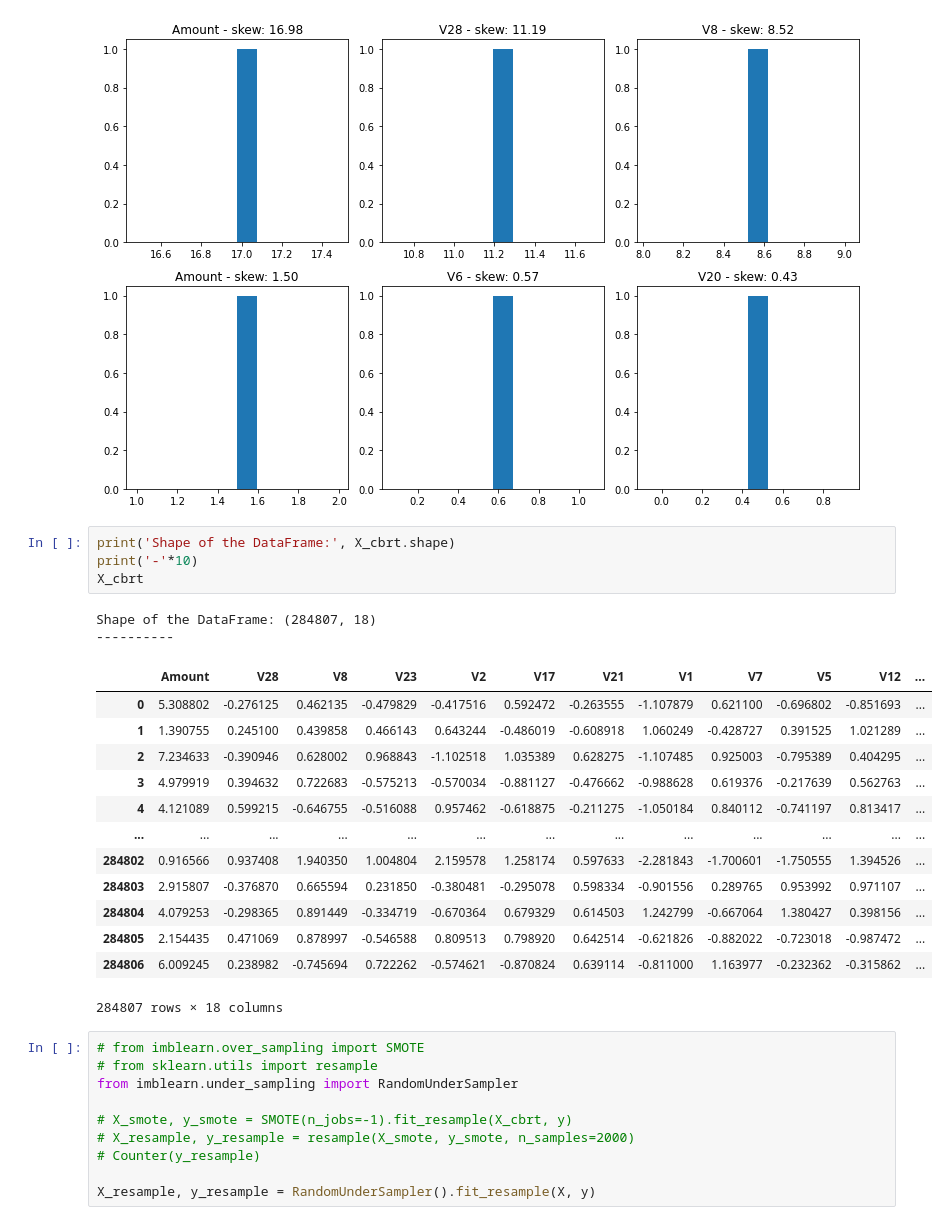
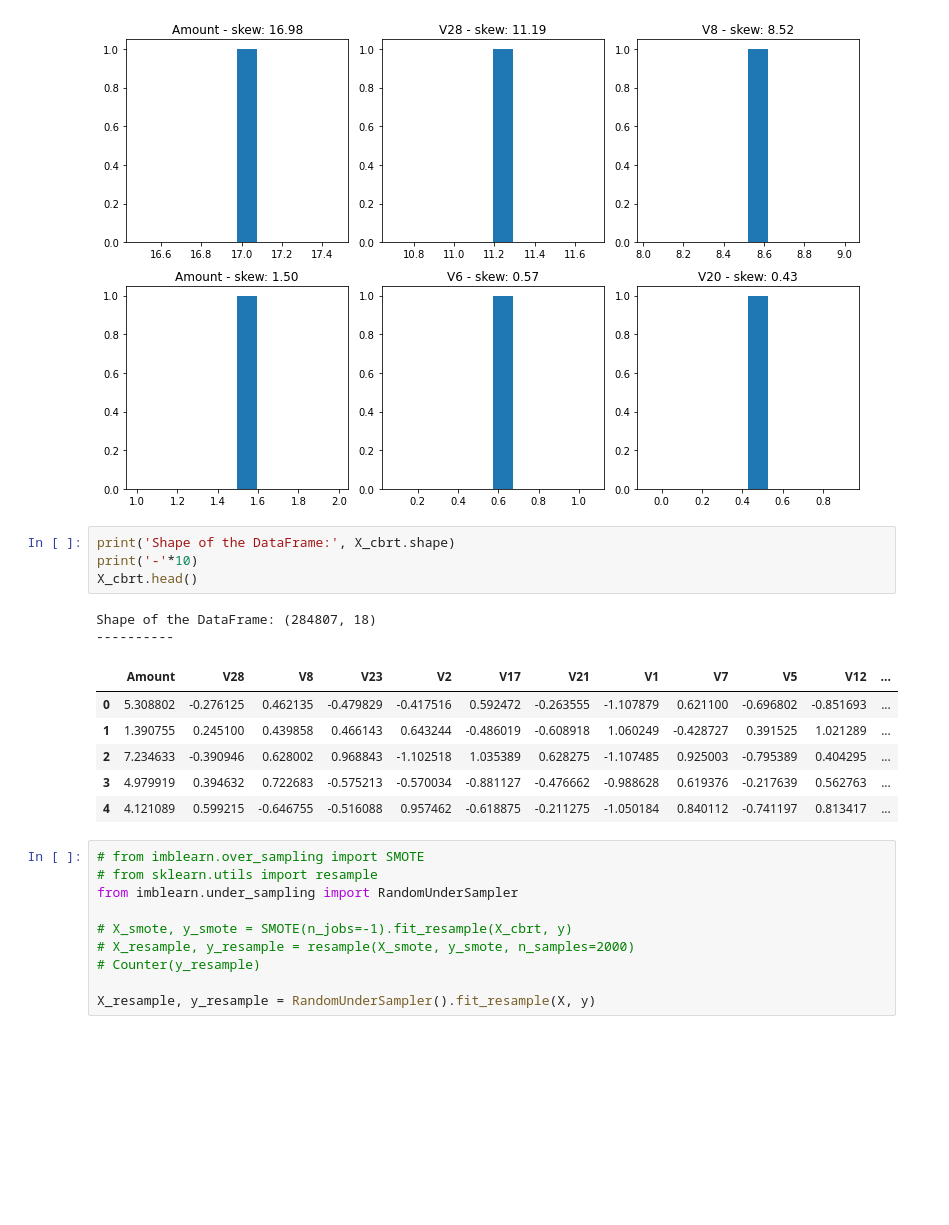
Before and after one commit to akmalsoliev/creditcardfraud, a Jupyter notebook: Credit Card Fraud Detection.ipynb, the cells around one changed output. Saved outputs shown, nothing was run; the diff lists cells and outputs as text; blank space fills up the shorter version.

```diff
--- a/Credit Card Fraud Detection.ipynb
+++ b/Credit Card Fraud Detection.ipynb
@@ -113,23 +129,16 @@ plot_skew(X_cbrt, ax2)
 # %%
 print('Shape of the DataFrame:', X_cbrt.shape)
 print('-'*10)
-X_cbrt
+X_cbrt.head()
 # %% [output]
 Shape of the DataFrame: (284807, 18)
 ----------
 |  | Amount | V28 | V8 | V23 | V2 | V17 | V21 | V1 | V7 | V5 | V12 | ... |
 | 0 | 5.308802 | -0.276125 | 0.462135 | -0.479829 | -0.417516 | 0.592472 | -0.263555 | -1.107879 | 0.621100 | -0.696802 | -0.851693 | ... |
 | 1 | 1.390755 | 0.245100 | 0.439858 | 0.466143 | 0.643244 | -0.486019 | -0.608918 | 1.060249 | -0.428727 | 0.391525 | 1.021289 | ... |
 | 2 | 7.234633 | -0.390946 | 0.628002 | 0.968843 | -1.102518 | 1.035389 | 0.628275 | -1.107485 | 0.925003 | -0.795389 | 0.404295 | ... |
 | 3 | 4.979919 | 0.394632 | 0.722683 | -0.575213 | -0.570034 | -0.881127 | -0.476662 | -0.988628 | 0.619376 | -0.217639 | 0.562763 | ... |
 | 4 | 4.121089 | 0.599215 | -0.646755 | -0.516088 | 0.957462 | -0.618875 | -0.211275 | -1.050184 | 0.840112 | -0.741197 | 0.813417 | ... |
-| ... | ... | ... | ... | ... | ... | ... | ... | ... | ... | ... | ... | ... |
-| 284802 | 0.916566 | 0.937408 | 1.940350 | 1.004804 | 2.159578 | 1.258174 | 0.597633 | -2.281843 | -1.700601 | -1.750555 | 1.394526 | ... |
-| 284803 | 2.915807 | -0.376870 | 0.665594 | 0.231850 | -0.380481 | -0.295078 | 0.598334 | -0.901556 | 0.289765 | 0.953992 | 0.971107 | ... |
-| 284804 | 4.079253 | -0.298365 | 0.891449 | -0.334719 | -0.670364 | 0.679329 | 0.614503 | 1.242799 | -0.667064 | 1.380427 | 0.398156 | ... |
-| 284805 | 2.154435 | 0.471069 | 0.878997 | -0.546588 | 0.809513 | 0.798920 | 0.642514 | -0.621826 | -0.882022 | -0.723018 | -0.987472 | ... |
-| 284806 | 6.009245 | 0.238982 | -0.745694 | 0.722262 | -0.574621 | -0.870824 | 0.639114 | -0.811000 | 1.163977 | -0.232362 | -0.315862 | ... |
-284807 rows × 18 columns
 # %%
 # from imblearn.over_sampling import SMOTE
 # from sklearn.utils import resample
```
Also changed, not shown: parts of 11 cells of this notebook.
